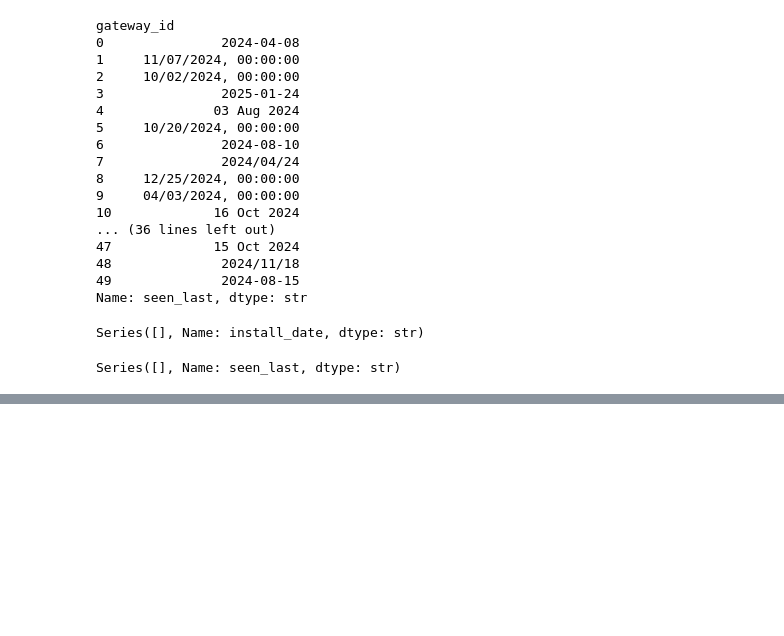
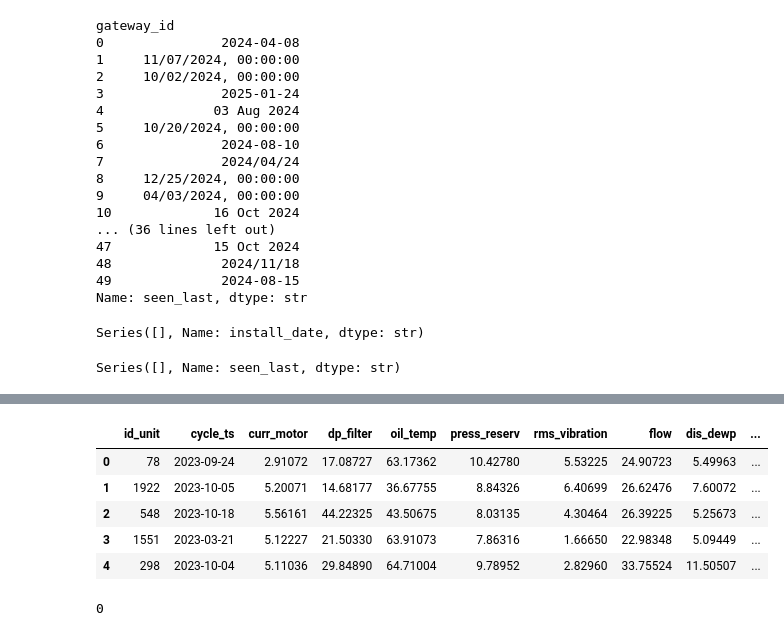
Before and after one commit to Walorean/Iau_project, a Jupyter notebook: test.ipynb, the cells around one changed output, grey strips where cells are left out. Saved outputs shown, nothing was run; the diff lists cells and outputs as text; code cells hidden in the pictures; blank space fills up the shorter version.

```diff
--- a/test.ipynb
+++ b/test.ipynb
@@ -814,0 +836,11 @@ data_1.to_csv("./data/Ciste_data/data_1_clean.csv")
+# %%
+data_2["id_unit"] = data_2["id_unit"].str[1:].astype(int)
+# %%
+data_2.head()
+# %% [output]
+|  | id_unit | cycle_ts | curr_motor | dp_filter | oil_temp | press_reserv | rms_vibration | flow | dis_dewp | ... |
+| 0 | 78 | 2023-09-24 | 2.91072 | 17.08727 | 63.17362 | 10.42780 | 5.53225 | 24.90723 | 5.49963 | ... |
+| 1 | 1922 | 2023-10-05 | 5.20071 | 14.68177 | 36.67755 | 8.84326 | 6.40699 | 26.62476 | 7.60072 | ... |
+| 2 | 548 | 2023-10-18 | 5.56161 | 44.22325 | 43.50675 | 8.03135 | 4.30464 | 26.39225 | 5.25673 | ... |
+| 3 | 1551 | 2023-03-21 | 5.12227 | 21.50330 | 63.91073 | 7.86316 | 1.66650 | 22.98348 | 5.09449 | ... |
+| 4 | 298 | 2023-10-04 | 5.11036 | 29.84890 | 64.71004 | 9.78952 | 2.82960 | 33.75524 | 11.50507 | ... |
@@ -814,0 +849,4 @@ data_1.to_csv("./data/Ciste_data/data_1_clean.csv")
+# %%
+print(data_2["cycle_ts"].isna().sum())
+# %% [output]
+0
```
Also changed, not shown: parts of 14 cells of this notebook.
